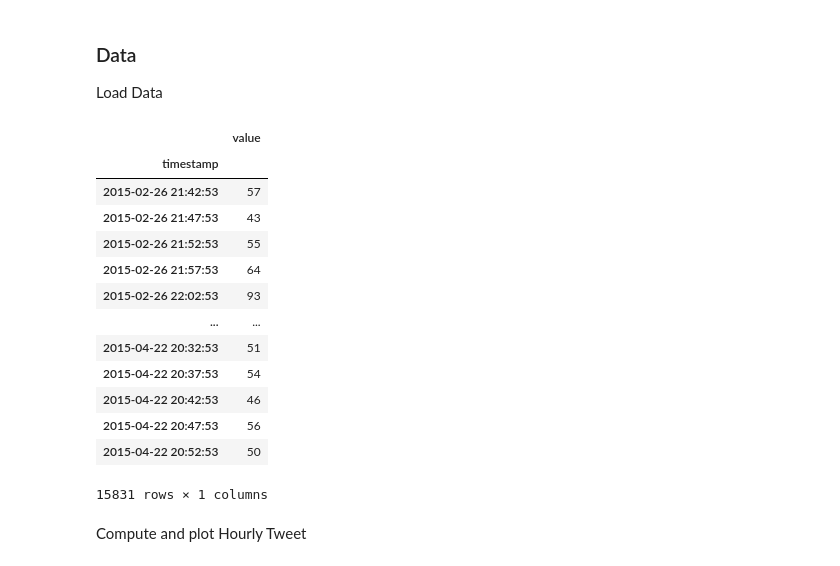
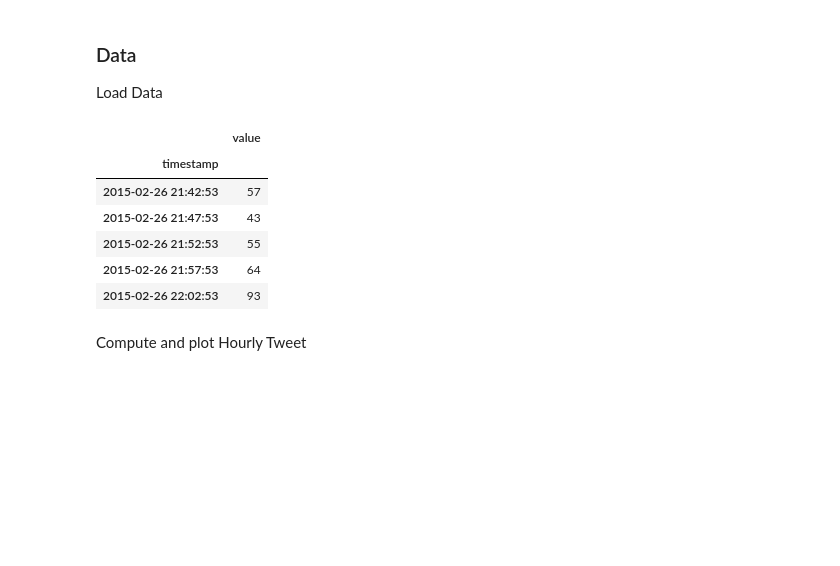
Before and after one commit to ThibautHurson/forecasting, a Jupyter notebook: resource_planning.ipynb, the cells around one changed output. Cells and saved outputs as stored; diff of their text form; code cells hidden in the pictures; blank space fills up the shorter version.

```diff
--- a/resource_planning.ipynb
+++ b/resource_planning.ipynb
@@ -14,22 +14,15 @@ from datetime import datetime
 Load Data
 # %%
 df = pd.read_csv("Twitter_volume_AMZN.csv", sep=',', header=0, parse_dates=['timestamp'],index_col='timestamp')
-df
+df.head()
 # %% [output]
 |  | value |
 | timestamp |  |
 | 2015-02-26 21:42:53 | 57 |
 | 2015-02-26 21:47:53 | 43 |
 | 2015-02-26 21:52:53 | 55 |
 | 2015-02-26 21:57:53 | 64 |
 | 2015-02-26 22:02:53 | 93 |
-| ... | ... |
-| 2015-04-22 20:32:53 | 51 |
-| 2015-04-22 20:37:53 | 54 |
-| 2015-04-22 20:42:53 | 46 |
-| 2015-04-22 20:47:53 | 56 |
-| 2015-04-22 20:52:53 | 50 |
-15831 rows × 1 columns
 # %% [markdown]
 Compute and plot Hourly Tweet
 # %%
```
Also changed, not shown: parts of 9 cells of this notebook.
